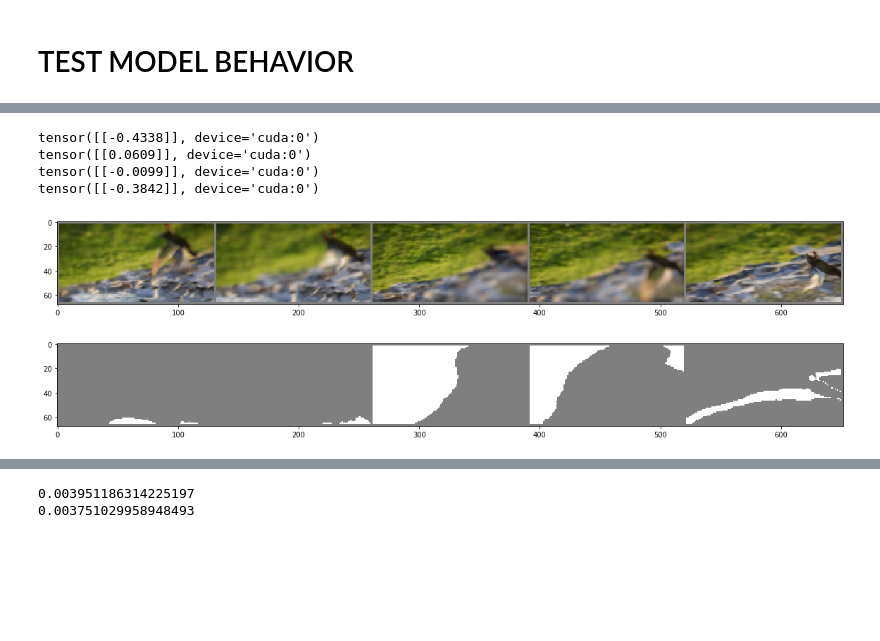
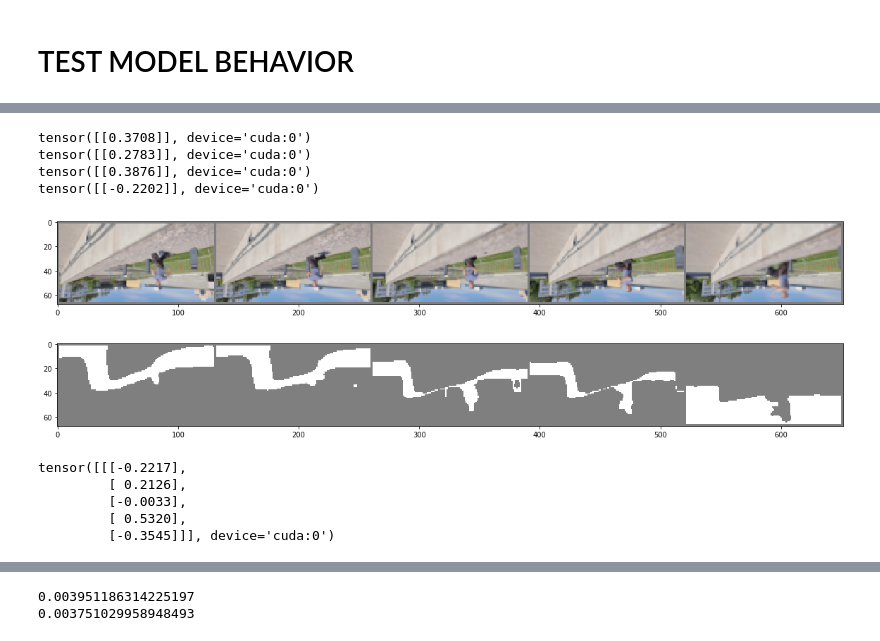
Before and after one commit to cianhwang/pyFusion, a Jupyter notebook: PolicyNet_test.ipynb, the cells around one changed output, grey strips where cells are left out. Saved outputs shown, nothing was run; the diff lists cells and outputs as text; code cells hidden in the pictures; blank space fills up the shorter version.

```diff
--- a/PolicyNet_test.ipynb
+++ b/PolicyNet_test.ipynb
@@ -36,5 +36,5 @@ def load_checkpoint(ckpt_path, model):
 # %%
 model = focusLocNet(0.17, 4, 256, 1).to("cuda:0")
 # %%
-model = load_checkpoint('0405_20_11', model)
+model = load_checkpoint('0405_23_42', model)
 # %% [output]
@@ -76,43 +76,51 @@ I_est = []
 U_est = []
 locs = []
 
-I, _, u_in  = getDefocuesImage(l, x_train[:, 0, ...], dpt[:, 0, ...])
+I, _, u_in  = getDefocuesImage(l, x_train[:, 0, ...], dpt[:, 0, ...], 1e-1)
 J_prev = I
 
 I_est.append(I)
 J_est.append(J_prev)
 U_est.append(u_in)
 
 locs.append(l)
 
 with torch.no_grad():
     for t in range(x_train.size(1)-1):
         obs = toy_utils.calc_obs_input((dpt[:, t] - 4.0)/6.0, sum(locs))
         input_t = torch.cat([I, obs], dim = 1)
 
         h, mu, l, _, _ = model(input_t, l, h)
 #                 l = torch.zeros(1, 1).cuda()
 #                 l = torch.rand(1, 1).cuda()-0.5
-        I, _, u_in = getDefocuesImage(sum(locs), x_train[:, t+1, ...], dpt[:, t+1, ...])
+        I, _, u_in = getDefocuesImage(sum(locs), x_train[:, t+1, ...], dpt[:, t+1, ...], 1e-1)
         J_prev = fuseTwoImages(I, J_prev)
         J_est.append(J_prev)
         I_est.append(I)
         U_est.append(u_in)
 
         locs.append(l)
         print(mu)
 
     J_est = torch.stack(J_est, dim = 1)
     I_est = torch.stack(I_est, dim = 1)
     U_est = torch.stack(U_est, dim = 1)
     locs = torch.stack(locs, dim = 1)
 
 imshow(torchvision.utils.make_grid(I_est[0]).cpu())
 imshow(torchvision.utils.make_grid(U_est[0]).cpu())
 # %% [output]
-tensor([[-0.4338]], device='cuda:0')
-tensor([[0.0609]], device='cuda:0')
-tensor([[-0.0099]], device='cuda:0')
-tensor([[-0.3842]], device='cuda:0')
+tensor([[0.3708]], device='cuda:0')
+tensor([[0.2783]], device='cuda:0')
+tensor([[0.3876]], device='cuda:0')
+tensor([[-0.2202]], device='cuda:0')
-[figure, old version]
+[figure, new version]
-[figure, old version]
+[figure, new version]
+# %%
+print(locs)
+# %% [output]
+tensor([[[-0.2217],
+         [ 0.2126],
+         [-0.0033],
+         [ 0.5320],
+         [-0.3545]]], device='cuda:0')
```
Also changed, not shown: parts of 4 cells of this notebook.
